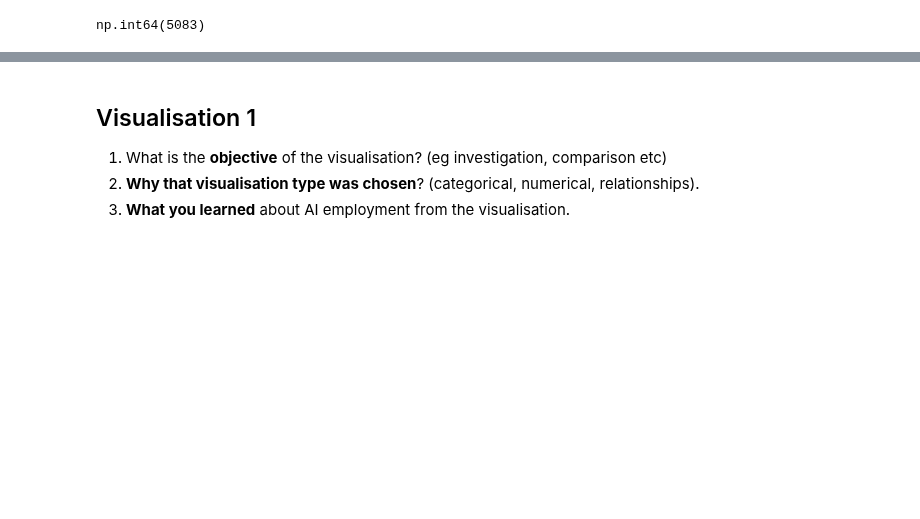
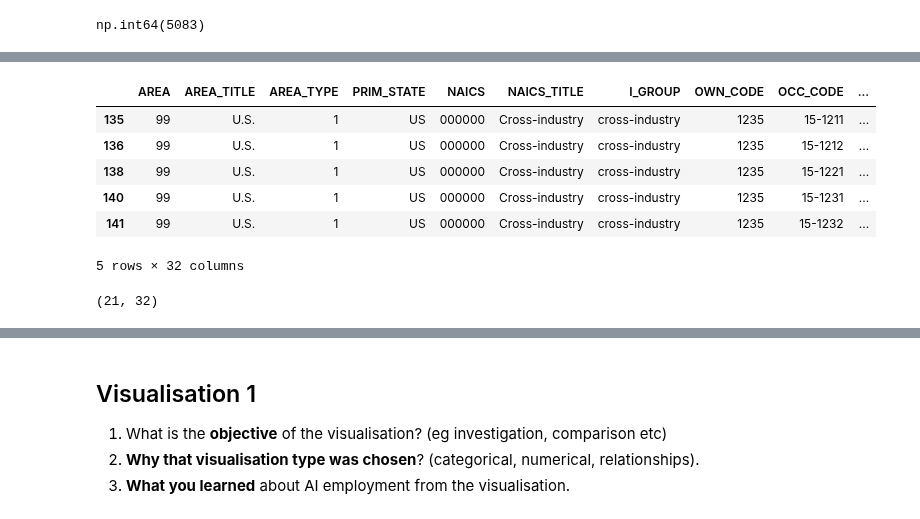
Before and after one commit to BarbSouza/data-visualisation, a Jupyter notebook: data-visualisation.ipynb, the cells around one changed output, grey strips where cells are left out. Drawn from its saved outputs; the diff is of its cells as text; code cells hidden in the pictures; blank space fills up the shorter version.

Commit message:
Build national, state and industry tables

```diff
--- a/data-visualisation.ipynb
+++ b/data-visualisation.ipynb
@@ -275,3 +275,18 @@ clean.describe()
 | 50% | 9.900000e+01 | 2.000000 | 1235.000000 | 3.200000e+02 | 5.734000e+04 | 37440.000000 | 44630.000000 | 53430.000000 | 65530.000000 | 79530.000000 |
 | 75% | 3.710000e+04 | 4.000000 | 1235.000000 | 1.530000e+03 | 8.143000e+04 | 49250.000000 | 60890.000000 | 76970.000000 | 96990.000000 | 119500.000000 |
 | max | 7.800001e+06 | 6.000000 | 1235.000000 | 1.518539e+08 | 1.805790e+06 | 239200.000000 | 239200.000000 | 239200.000000 | 239200.000000 | 239200.000000 |
+# %%
+national=clean.loc[(clean['AREA_TYPE'] == 1) & (clean["I_GROUP"] == "cross-industry") & (clean["O_GROUP"] == "detailed") & (clean["OCC_CODE"].str.startswith("15-"))]
+national.head()
+# %% [output]
+|  | AREA | AREA_TITLE | AREA_TYPE | PRIM_STATE | NAICS | NAICS_TITLE | I_GROUP | OWN_CODE | OCC_CODE | ... |
+| 135 | 99 | U.S. | 1 | US | 000000 | Cross-industry | cross-industry | 1235 | 15-1211 | ... |
+| 136 | 99 | U.S. | 1 | US | 000000 | Cross-industry | cross-industry | 1235 | 15-1212 | ... |
+| 138 | 99 | U.S. | 1 | US | 000000 | Cross-industry | cross-industry | 1235 | 15-1221 | ... |
+| 140 | 99 | U.S. | 1 | US | 000000 | Cross-industry | cross-industry | 1235 | 15-1231 | ... |
+| 141 | 99 | U.S. | 1 | US | 000000 | Cross-industry | cross-industry | 1235 | 15-1232 | ... |
+5 rows × 32 columns
+# %%
+national.shape
+# %% [output]
+(21, 32)
```
Also changed, not shown: parts of 4 cells of this notebook.
